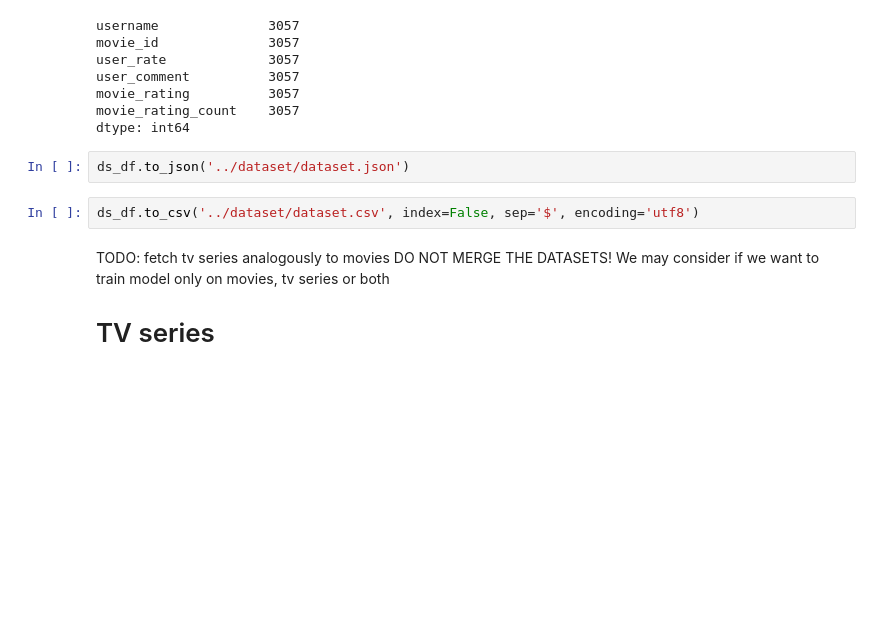
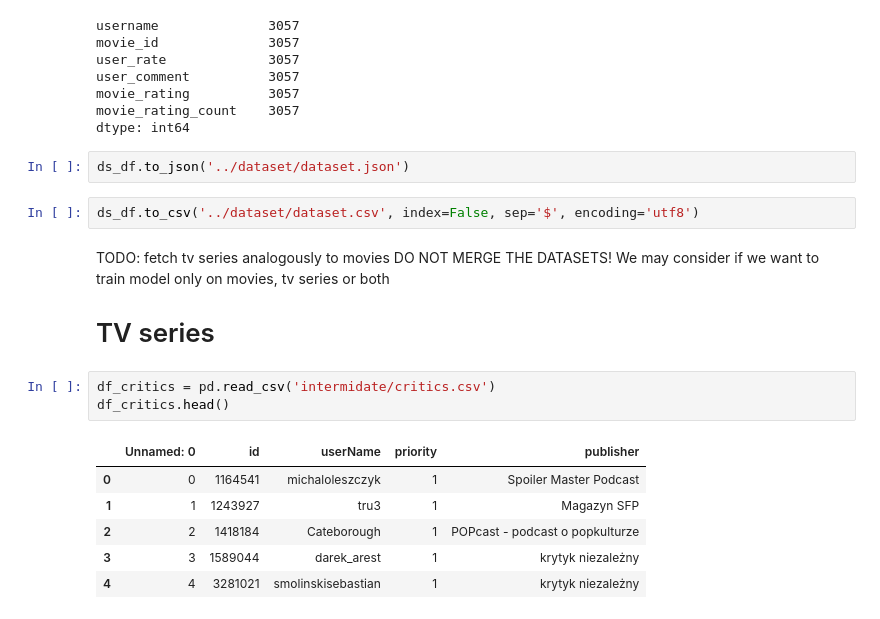
Before and after one commit to Michal299/mm-review-based-rate-ai, a Jupyter notebook: scrapper/filmweb_scrapper.ipynb, the cells around one changed output. Drawn from its saved outputs; the diff is of its cells as text; blank space fills up the shorter version.

```diff
--- a/scrapper/filmweb_scrapper.ipynb
+++ b/scrapper/filmweb_scrapper.ipynb
@@ -216,3 +224,13 @@ ds_df.to_csv('../dataset/dataset.csv', index=False, sep='$', encoding='utf8')
 TODO: fetch tv series analogously to movies
 DO NOT MERGE THE DATASETS! We may consider if we want to train model only on movies, tv series or both
 # TV series
+# %%
+df_critics = pd.read_csv('intermidate/critics.csv')
+df_critics.head()
+# %% [output]
+|  | Unnamed: 0 | id | userName | priority | publisher |
+| 0 | 0 | 1164541 | michaloleszczyk | 1 | Spoiler Master Podcast |
+| 1 | 1 | 1243927 | tru3 | 1 | Magazyn SFP |
+| 2 | 2 | 1418184 | Cateborough | 1 | POPcast - podcast o popkulturze |
+| 3 | 3 | 1589044 | darek_arest | 1 | krytyk niezależny |
+| 4 | 4 | 3281021 | smolinskisebastian | 1 | krytyk niezależny |
```
Also changed, not shown: parts of 5 cells of this notebook, 2 other files.
